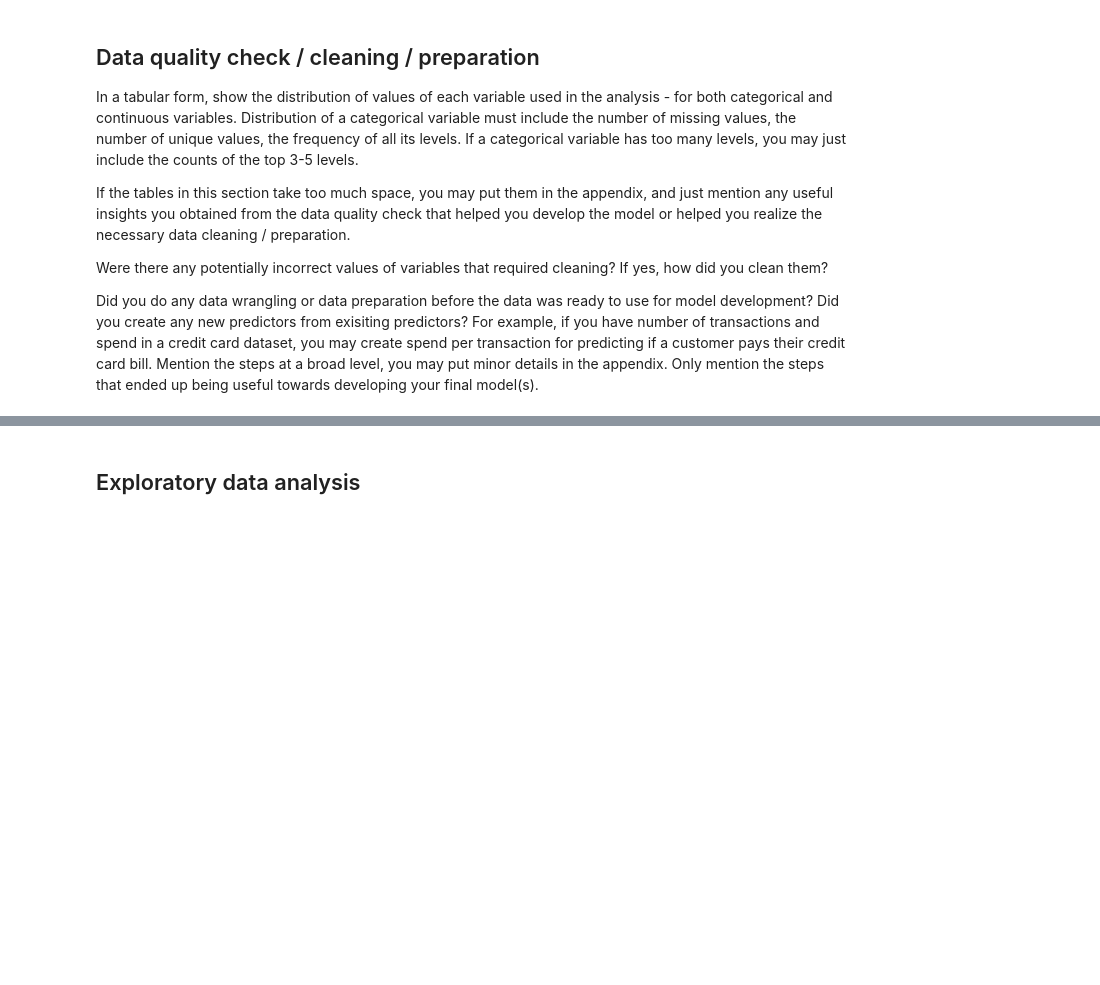
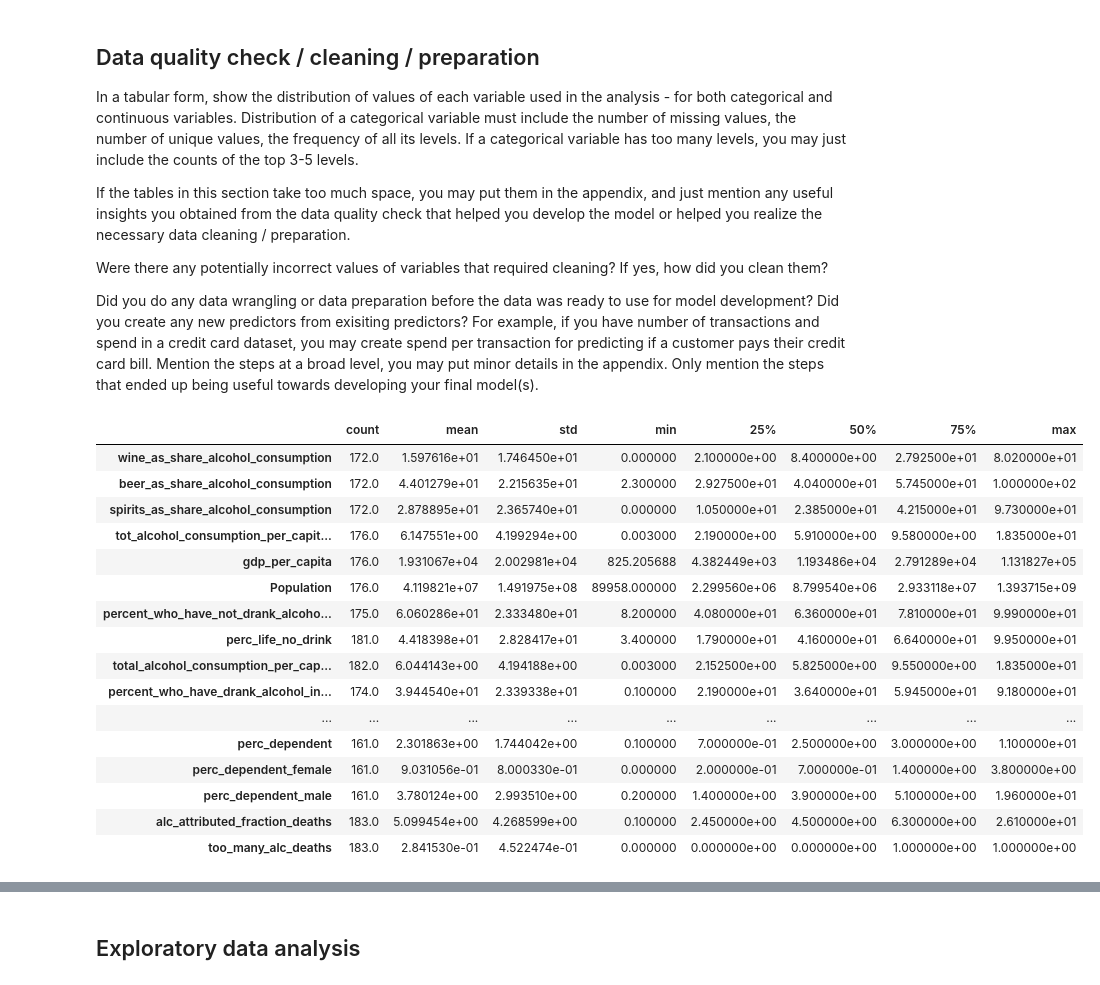
Before and after one commit to jtroxel7/Alcohol-Mortality-Model, a Jupyter notebook: LCJJ Report.ipynb, the cells around one changed output, grey strips where cells are left out. Saved outputs shown, nothing was run; the diff lists cells and outputs as text; code cells hidden in the pictures; blank space fills up the shorter version.

```diff
--- a/LCJJ Report.ipynb
+++ b/LCJJ Report.ipynb
@@ -54,3 +74,27 @@ If the tables in this section take too much space, you may put them in the appen
 Were there any potentially incorrect values of variables that required cleaning? If yes, how did you clean them?
 
 Did you do any data wrangling or data preparation before the data was ready to use for model development? Did you create any new predictors from exisiting predictors? For example, if you have number of transactions and spend in a credit card dataset, you may create spend per transaction for predicting if a customer pays their credit card bill. Mention the steps at a broad level, you may put minor details in the appendix. Only mention the steps that ended up being useful towards developing your final model(s).
+# %%
+import pandas as pd
+import numpy as np
+df = pd.read_csv('./Datasets/merged.csv')
+df = df.iloc[:,3:]
+df.describe().T
+# %% [output]
+|  | count | mean | std | min | 25% | 50% | 75% | max |
+| wine_as_share_alcohol_consumption | 172.0 | 1.597616e+01 | 1.746450e+01 | 0.000000 | 2.100000e+00 | 8.400000e+00 | 2.792500e+01 | 8.020000e+01 |
+| beer_as_share_alcohol_consumption | 172.0 | 4.401279e+01 | 2.215635e+01 | 2.300000 | 2.927500e+01 | 4.040000e+01 | 5.745000e+01 | 1.000000e+02 |
+| spirits_as_share_alcohol_consumption | 172.0 | 2.878895e+01 | 2.365740e+01 | 0.000000 | 1.050000e+01 | 2.385000e+01 | 4.215000e+01 | 9.730000e+01 |
+| tot_alcohol_consumption_per_capit... | 176.0 | 6.147551e+00 | 4.199294e+00 | 0.003000 | 2.190000e+00 | 5.910000e+00 | 9.580000e+00 | 1.835000e+01 |
+| gdp_per_capita | 176.0 | 1.931067e+04 | 2.002981e+04 | 825.205688 | 4.382449e+03 | 1.193486e+04 | 2.791289e+04 | 1.131827e+05 |
+| Population | 176.0 | 4.119821e+07 | 1.491975e+08 | 89958.000000 | 2.299560e+06 | 8.799540e+06 | 2.933118e+07 | 1.393715e+09 |
+| percent_who_have_not_drank_alcoho... | 175.0 | 6.060286e+01 | 2.333480e+01 | 8.200000 | 4.080000e+01 | 6.360000e+01 | 7.810000e+01 | 9.990000e+01 |
+| perc_life_no_drink | 181.0 | 4.418398e+01 | 2.828417e+01 | 3.400000 | 1.790000e+01 | 4.160000e+01 | 6.640000e+01 | 9.950000e+01 |
+| total_alcohol_consumption_per_cap... | 182.0 | 6.044143e+00 | 4.194188e+00 | 0.003000 | 2.152500e+00 | 5.825000e+00 | 9.550000e+00 | 1.835000e+01 |
+| percent_who_have_drank_alcohol_in... | 174.0 | 3.944540e+01 | 2.339338e+01 | 0.100000 | 2.190000e+01 | 3.640000e+01 | 5.945000e+01 | 9.180000e+01 |
+| ... | ... | ... | ... | ... | ... | ... | ... | ... |
+| perc_dependent | 161.0 | 2.301863e+00 | 1.744042e+00 | 0.100000 | 7.000000e-01 | 2.500000e+00 | 3.000000e+00 | 1.100000e+01 |
+| perc_dependent_female | 161.0 | 9.031056e-01 | 8.000330e-01 | 0.000000 | 2.000000e-01 | 7.000000e-01 | 1.400000e+00 | 3.800000e+00 |
+| perc_dependent_male | 161.0 | 3.780124e+00 | 2.993510e+00 | 0.200000 | 1.400000e+00 | 3.900000e+00 | 5.100000e+00 | 1.960000e+01 |
+| alc_attributed_fraction_deaths | 183.0 | 5.099454e+00 | 4.268599e+00 | 0.100000 | 2.450000e+00 | 4.500000e+00 | 6.300000e+00 | 2.610000e+01 |
+| too_many_alc_deaths | 183.0 | 2.841530e-01 | 4.522474e-01 | 0.000000 | 0.000000e+00 | 0.000000e+00 | 1.000000e+00 | 1.000000e+00 |
```
Also changed, not shown: parts of 6 cells of this notebook.
